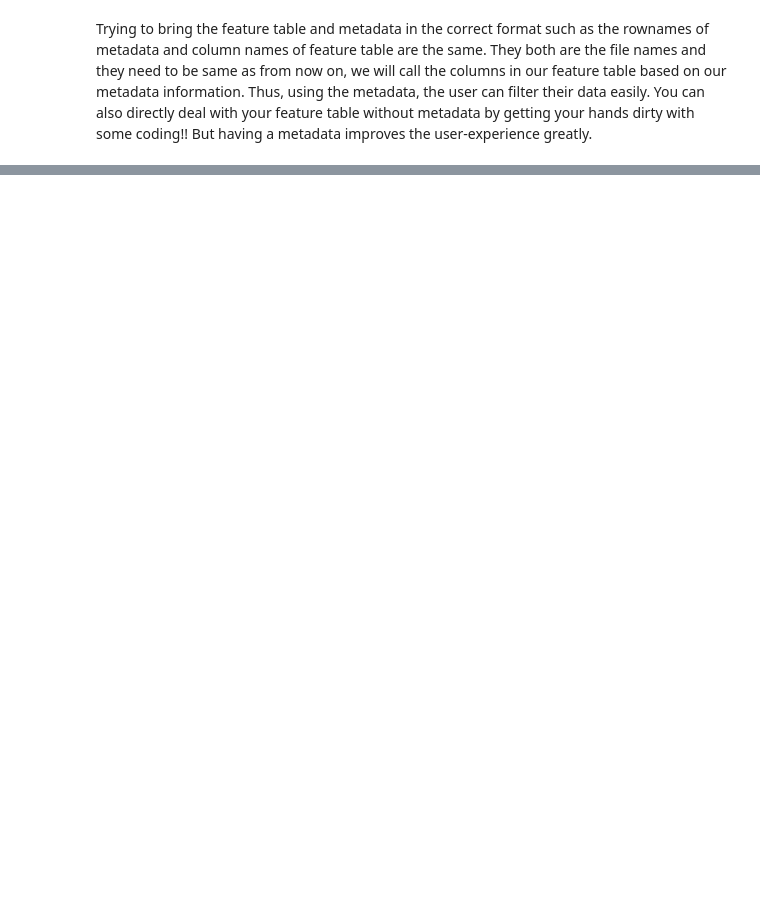
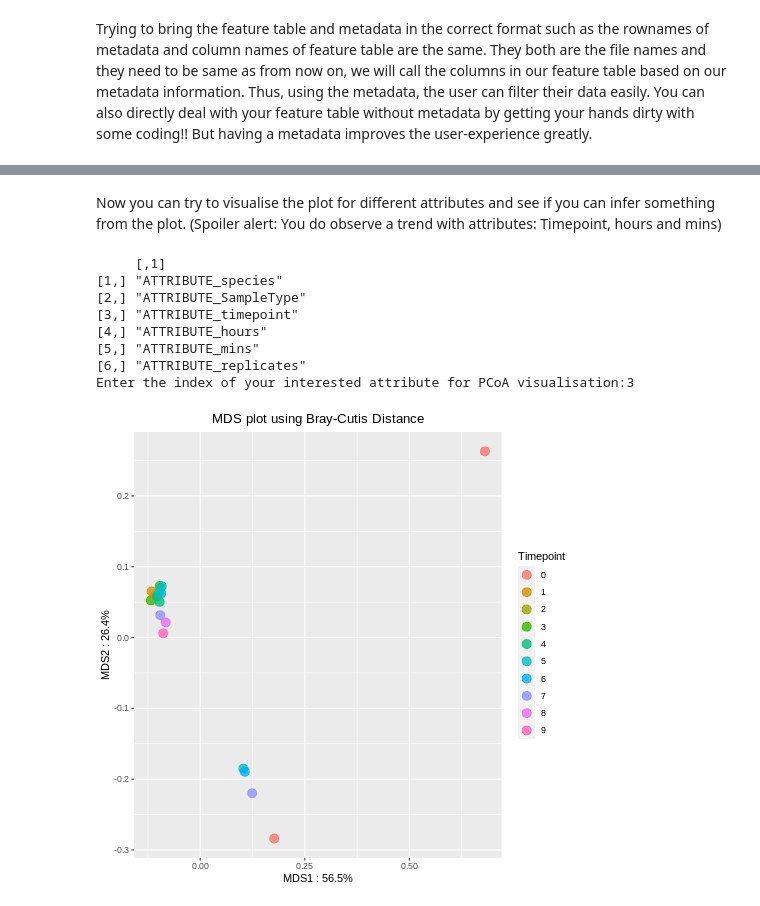
Before and after one commit to 2AMissinou/Metabolomics-Filtering, a Jupyter notebook: Metabolic_Features_Filtering_v1_3_rp.ipynb, the cells around one changed output, grey strips where cells are left out. Cells and saved outputs as stored; diff of their text form; code cells hidden in the pictures; blank space fills up the shorter version.

```diff
--- a/Metabolic_Features_Filtering_v1_3_rp.ipynb
+++ b/Metabolic_Features_Filtering_v1_3_rp.ipynb
@@ -185,0 +597,43 @@ setwd(Directory)
+# %%
+%%R
+#PCoA calculation for the subset data
+md_data <- Normalized_data[,which(colnames(Normalized_data)%in%rownames(md_Stats))] # the corresponding column files for the filtered metadata is picked from the normalized data
+
+dist_matrix <- as.matrix(bcdist(t(md_data))) # transposed in order to compute the distance between the columns of a data matrix
+pcoa<- cmdscale(dist_matrix, eig = TRUE, x.ret=TRUE)
+pcoa.var.per <-round(pcoa$eig/sum(pcoa$eig)*100,1)
+pcoa.values <- pcoa$points
+# %% [markdown]
+Now you can try to visualise the plot for different attributes and see if you can infer something from the plot. (Spoiler alert: You do observe a trend with attributes: Timepoint, hours and mins)
+# %%
+%%R
+print(matrix(data=colnames(md_Stats),nrow=length(colnames(md_Stats))))
+at_int <- as.double(readline('Enter the index of your interested attribute for PCoA visualisation:'))
+
+flush.console()
+Sys.sleep(0.2)
+
+#PCoA plot:
+pcoa.data <- data.frame(md_Stats[,at_int],
+                        X=pcoa.values[,1],
+                        Y=pcoa.values[,2])
+
+PCoA_plot <- ggplot(pcoa.data, aes(x=X, y=Y, col= as.factor(md_Stats[,at_int]))) +
+  geom_point(size=4,alpha=0.8)  +
+  ggtitle(label="MDS plot using Bray-Cutis Distance") +
+  xlab(paste0("MDS1 : ",pcoa.var.per[1],"%",sep="")) +
+  ylab(paste0("MDS2 : ",pcoa.var.per[2],"%",sep="")) +
+  labs(color = 'Timepoint') +
+  theme(plot.title = element_text(hjust = 0.5))
+
+PCoA_plot
+# %% [output]
+     [,1]
+[1,] "ATTRIBUTE_species"
+[2,] "ATTRIBUTE_SampleType"
+[3,] "ATTRIBUTE_timepoint"
+[4,] "ATTRIBUTE_hours"
+[5,] "ATTRIBUTE_mins"
+[6,] "ATTRIBUTE_replicates"
+Enter the index of your interested attribute for PCoA visualisation:3
+[figure, added]
```
Also changed, not shown: parts of 65 cells of this notebook.
